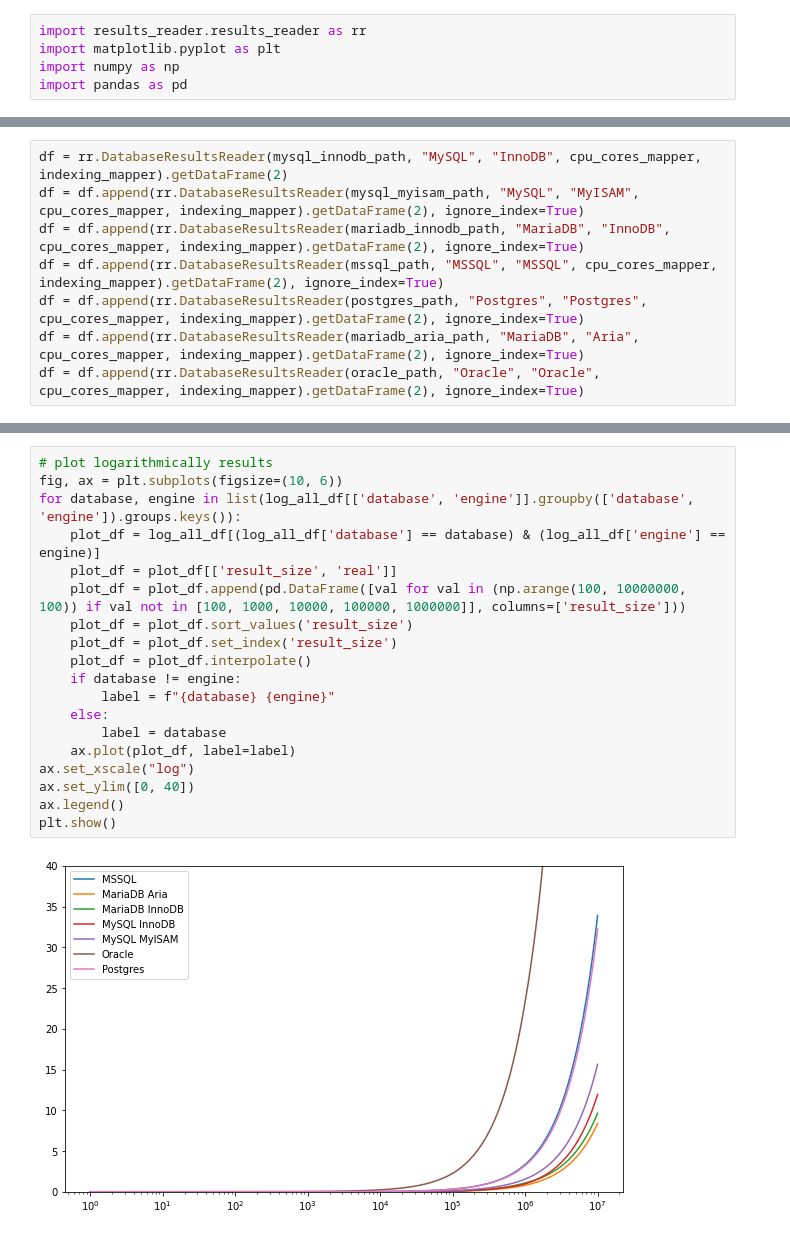
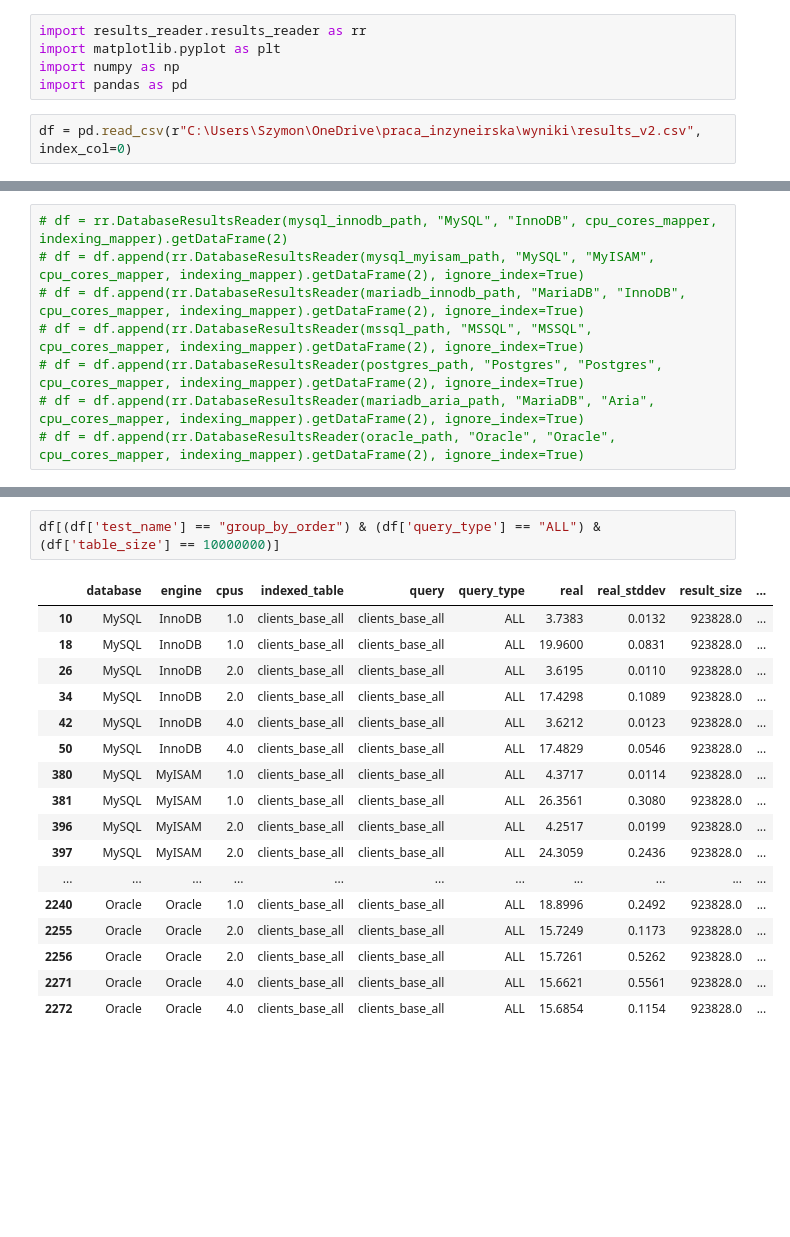
Before and after one commit to skarpecki/db_perf_tests, a Jupyter notebook: praca_inz.ipynb, the cells around one changed output, grey strips where cells are left out. Drawn from its saved outputs; the diff is of its cells as text; blank space fills up the shorter version.

```diff
--- a/praca_inz.ipynb
+++ b/praca_inz.ipynb
@@ -3,4 +3,6 @@ import results_reader.results_reader as rr
 import matplotlib.pyplot as plt
 import numpy as np
 import pandas as pd
+# %%
+df = pd.read_csv(r"C:\Users\Szymon\OneDrive\praca_inzyneirska\wyniki\results_v2.csv", index_col=0)
 # %%
@@ -27,8 +39,8 @@ indexing_mapper = rr.IndexingMapper({"before_index": False,
 # %%
-df = rr.DatabaseResultsReader(mysql_innodb_path, "MySQL", "InnoDB", cpu_cores_mapper, indexing_mapper).getDataFrame(2)
-df = df.append(rr.DatabaseResultsReader(mysql_myisam_path, "MySQL", "MyISAM", cpu_cores_mapper, indexing_mapper).getDataFrame(2), ignore_index=True)
-df = df.append(rr.DatabaseResultsReader(mariadb_innodb_path, "MariaDB", "InnoDB", cpu_cores_mapper, indexing_mapper).getDataFrame(2), ignore_index=True)
-df = df.append(rr.DatabaseResultsReader(mssql_path, "MSSQL", "MSSQL", cpu_cores_mapper, indexing_mapper).getDataFrame(2), ignore_index=True)
-df = df.append(rr.DatabaseResultsReader(postgres_path, "Postgres", "Postgres", cpu_cores_mapper, indexing_mapper).getDataFrame(2), ignore_index=True)
-df = df.append(rr.DatabaseResultsReader(mariadb_aria_path, "MariaDB", "Aria", cpu_cores_mapper, indexing_mapper).getDataFrame(2), ignore_index=True)
-df = df.append(rr.DatabaseResultsReader(oracle_path, "Oracle", "Oracle", cpu_cores_mapper, indexing_mapper).getDataFrame(2), ignore_index=True)
+# df = rr.DatabaseResultsReader(mysql_innodb_path, "MySQL", "InnoDB", cpu_cores_mapper, indexing_mapper).getDataFrame(2)
+# df = df.append(rr.DatabaseResultsReader(mysql_myisam_path, "MySQL", "MyISAM", cpu_cores_mapper, indexing_mapper).getDataFrame(2), ignore_index=True)
+# df = df.append(rr.DatabaseResultsReader(mariadb_innodb_path, "MariaDB", "InnoDB", cpu_cores_mapper, indexing_mapper).getDataFrame(2), ignore_index=True)
+# df = df.append(rr.DatabaseResultsReader(mssql_path, "MSSQL", "MSSQL", cpu_cores_mapper, indexing_mapper).getDataFrame(2), ignore_index=True)
+# df = df.append(rr.DatabaseResultsReader(postgres_path, "Postgres", "Postgres", cpu_cores_mapper, indexing_mapper).getDataFrame(2), ignore_index=True)
+# df = df.append(rr.DatabaseResultsReader(mariadb_aria_path, "MariaDB", "Aria", cpu_cores_mapper, indexing_mapper).getDataFrame(2), ignore_index=True)
+# df = df.append(rr.DatabaseResultsReader(oracle_path, "Oracle", "Oracle", cpu_cores_mapper, indexing_mapper).getDataFrame(2), ignore_index=True)
@@ -56,21 +47,20 @@ log_all_df[(log_all_df['database'] == 'MSSQL') & (log_all_df['engine'] == 'MSSQL
-# %%
-# plot logarithmically results
-fig, ax = plt.subplots(figsize=(10, 6))
-for database, engine in list(log_all_df[['database', 'engine']].groupby(['database', 'engine']).groups.keys()):
-    plot_df = log_all_df[(log_all_df['database'] == database) & (log_all_df['engine'] == engine)]
-    plot_df = plot_df[['result_size', 'real']]
-    plot_df = plot_df.append(pd.DataFrame([val for val in (np.arange(100, 10000000, 100)) if val not in [100, 1000, 10000, 100000, 1000000]], columns=['result_size']))
-    plot_df = plot_df.sort_values('result_size')
-    plot_df = plot_df.set_index('result_size')
-    plot_df = plot_df.interpolate()
-    if database != engine:
-        label = f"{database} {engine}"
-    else:
-        label = database
-    ax.plot(plot_df, label=label)
-ax.set_xscale("log")
-ax.set_ylim([0, 40])
-ax.legend()
-plt.show()
-# %% [output]
-[figure, removed]
+# %%
+df[(df['test_name'] == "group_by_order") & (df['query_type'] == "ALL") & (df['table_size'] == 10000000)]
+# %% [output]
+|  | database | engine | cpus | indexed_table | query | query_type | real | real_stddev | result_size | ... |
+| 10 | MySQL | InnoDB | 1.0 | clients_base_all | clients_base_all | ALL | 3.7383 | 0.0132 | 923828.0 | ... |
+| 18 | MySQL | InnoDB | 1.0 | clients_base_all | clients_base_all | ALL | 19.9600 | 0.0831 | 923828.0 | ... |
+| 26 | MySQL | InnoDB | 2.0 | clients_base_all | clients_base_all | ALL | 3.6195 | 0.0110 | 923828.0 | ... |
+| 34 | MySQL | InnoDB | 2.0 | clients_base_all | clients_base_all | ALL | 17.4298 | 0.1089 | 923828.0 | ... |
+| 42 | MySQL | InnoDB | 4.0 | clients_base_all | clients_base_all | ALL | 3.6212 | 0.0123 | 923828.0 | ... |
+| 50 | MySQL | InnoDB | 4.0 | clients_base_all | clients_base_all | ALL | 17.4829 | 0.0546 | 923828.0 | ... |
+| 380 | MySQL | MyISAM | 1.0 | clients_base_all | clients_base_all | ALL | 4.3717 | 0.0114 | 923828.0 | ... |
+| 381 | MySQL | MyISAM | 1.0 | clients_base_all | clients_base_all | ALL | 26.3561 | 0.3080 | 923828.0 | ... |
+| 396 | MySQL | MyISAM | 2.0 | clients_base_all | clients_base_all | ALL | 4.2517 | 0.0199 | 923828.0 | ... |
+| 397 | MySQL | MyISAM | 2.0 | clients_base_all | clients_base_all | ALL | 24.3059 | 0.2436 | 923828.0 | ... |
+| ... | ... | ... | ... | ... | ... | ... | ... | ... | ... | ... |
+| 2240 | Oracle | Oracle | 1.0 | clients_base_all | clients_base_all | ALL | 18.8996 | 0.2492 | 923828.0 | ... |
+| 2255 | Oracle | Oracle | 2.0 | clients_base_all | clients_base_all | ALL | 15.7249 | 0.1173 | 923828.0 | ... |
+| 2256 | Oracle | Oracle | 2.0 | clients_base_all | clients_base_all | ALL | 15.7261 | 0.5262 | 923828.0 | ... |
+| 2271 | Oracle | Oracle | 4.0 | clients_base_all | clients_base_all | ALL | 15.6621 | 0.5561 | 923828.0 | ... |
+| 2272 | Oracle | Oracle | 4.0 | clients_base_all | clients_base_all | ALL | 15.6854 | 0.1154 | 923828.0 | ... |
```
Also changed, not shown: parts of 13 cells of this notebook.
